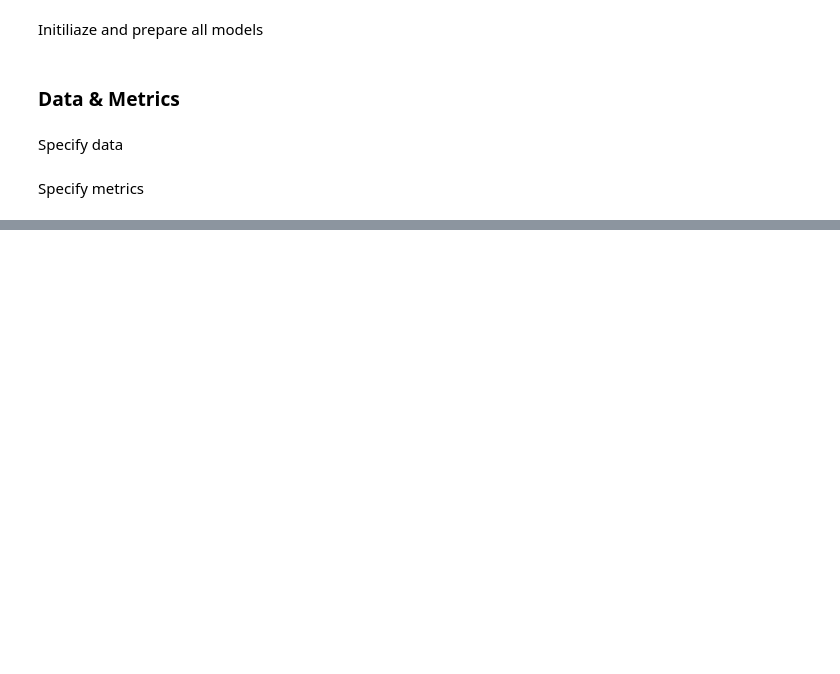
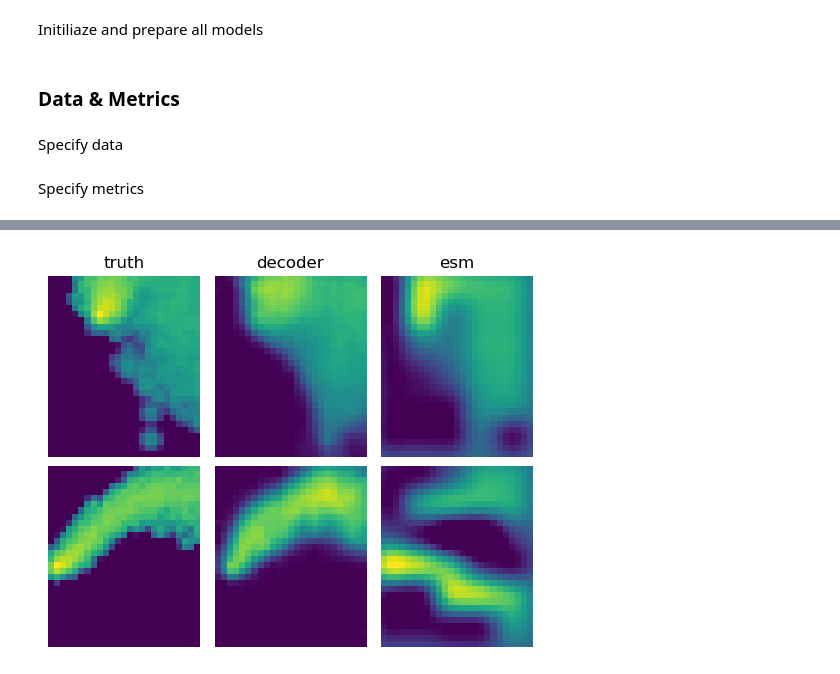
Before and after one commit to BAMresearch/SRGDM, a Jupyter notebook: Vanilla Test Set - Sequential.ipynb, the cells around one changed output, grey strips where cells are left out. Drawn from its saved outputs; the diff is of its cells as text; code cells hidden in the pictures; blank space fills up the shorter version.

```diff
--- a/Vanilla Test Set - Sequential.ipynb
+++ b/Vanilla Test Set - Sequential.ipynb
@@ -11,7 +26,7 @@ from models.decoder import architectures
 with open("models/decoder/sequential_decoder_params.yaml") as file:
     params = yaml.safe_load(file)
 
-decoder = architectures.LightningNet(params["inner_dims"], params["seq_len"], params["learning_rate"])
+decoder = architectures.LightningDecoderNet(params["inner_dims"], params["seq_len"], params["learning_rate"])
 decoder.load_state_dict(torch.load("models/decoder/sequential_decoder_length20.pth"))
 decoder.eval();
 
@@ -77,0 +329,23 @@ decoder:         0.003545727115124464
+# %%
+min_idx = 2137
+max_idx = 11277
+
+X_list = [X_all[min_idx].unsqueeze(0), X_all[max_idx].unsqueeze(0)]
+y_list = [y_all[min_idx].unsqueeze(0).unsqueeze(0), y_all[max_idx].unsqueeze(0).unsqueeze(0)]
+y_esm_list = [torch.tensor(np.reshape(y_esm_all[min_idx],[30,25], order="F")),
+              torch.tensor(np.reshape(y_esm_all[max_idx],[30,25], order="F"))]
+#plot_gdm(y_list[1])
+
+
+data = {
+        "truth": y_list,
+        "decoder": [decoder(x) for x in X_list],
+        "esm": y_esm_list,
+        #"decoderdenoise": [model_denoise(x.squeeze(1)) for x in X_list],
+        #"kdm": [kdm.calculate(x.squeeze()) for x in X_list],
+        #"gmrf": [gmrf.calculate(x.squeeze()) for x in X_list],
+        }
+
+fig, axes = plot_dict(data, [5,4]);
+# %% [output]
+[figure, added]
```
Also changed, not shown: parts of 20 cells of this notebook, 5 other files.
